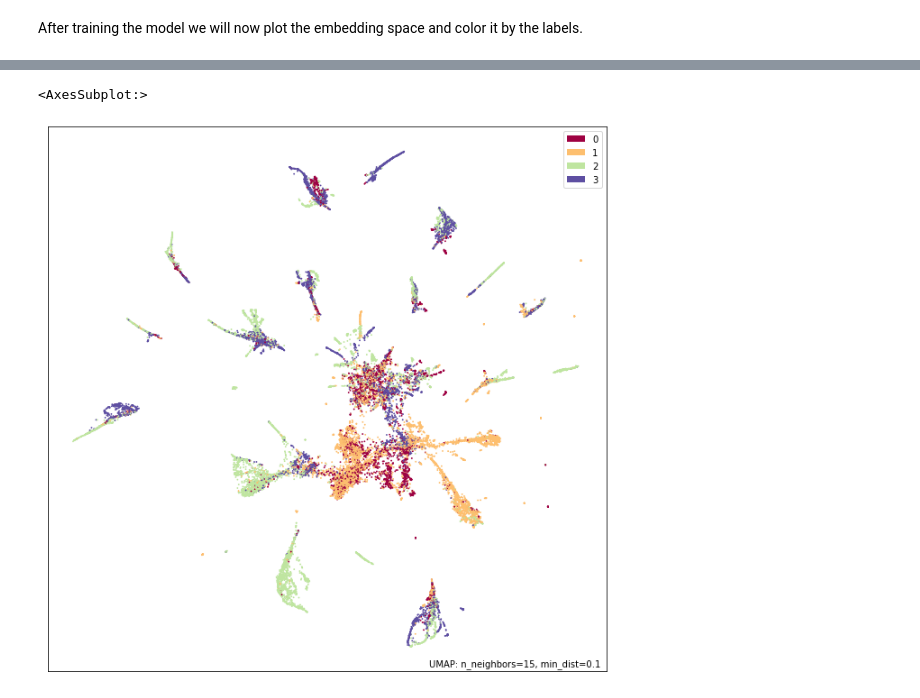
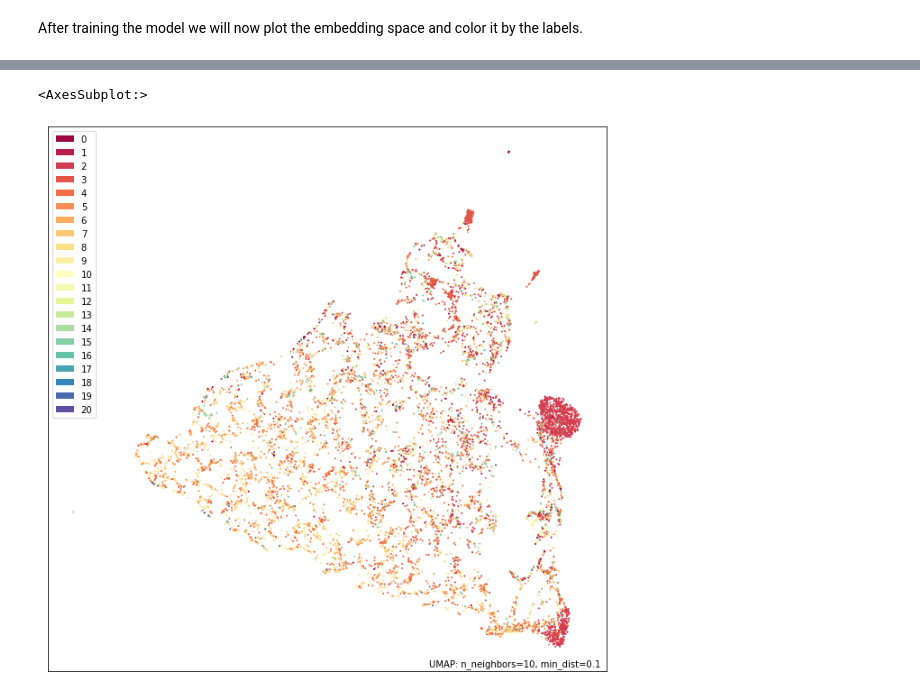
Before and after one commit to uhlerlab/image2reg, a Jupyter notebook: notebooks/ppi/embeddings/sandbox_gae.ipynb, the cells around one changed output, grey strips where cells are left out. Drawn from its saved outputs; the diff is of its cells as text; code cells hidden in the pictures.

```diff
--- a/notebooks/ppi/embeddings/sandbox_gae.ipynb
+++ b/notebooks/ppi/embeddings/sandbox_gae.ipynb
@@ -189,7 +219,7 @@ def test_gae(model, data):
     return auc, ap
 
 
-def train_gae(model, data_dict, n_epochs=500, early_stopping=500):
+def train_gae(model, data_dict, n_epochs=500, early_stopping=50):
     best_val_loss = np.infty
     loss_hist = {"train": [], "val": []}
     es_counter = 0
@@ -228,7 +258,7 @@ def train_gae(model, data_dict, n_epochs=500, early_stopping=500):
 # %% [output]
 [interactive output not drawn]
 # %%
-model, loss_hist = train_gae(model, data_dict, n_epochs=1000)
+model, loss_hist = train_gae(model, data_dict, n_epochs=300)
 plot_train_val_hist(
     loss_hist["train"],
     loss_hist["val"],
@@ -263,2 +291,4 @@ data_all = LastFMAsia(root="/home/paysan_d/Downloads", transform=T.NormalizeFeat
 # %% [output]
 [interactive output not drawn]
+# %%
+data_all = Planetoid(root="/home/paysan_d/Downloads", name="Cora")[0]
@@ -279,6 +316,6 @@ norm_zs = StandardScaler().fit_transform(zs)
 # %%
 import umap
 
-mapper = umap.UMAP().fit(norm_zs)
+mapper = umap.UMAP(n_neighbors=10).fit(norm_zs)
 # %% [output]
 [interactive output not drawn]
@@ -285,8 +330,8 @@ mapper = umap.UMAP().fit(norm_zs)
 # %%
 import umap.plot
 
-umap.plot.points(mapper, labels=data_all.y.cpu().numpy())
+umap.plot.points(mapper, labels=np.array(list(partition.values())))
 # %% [output]
 <AxesSubplot:>
-[figure, old version]
+[figure, new version]
 [interactive output not drawn]
```
Also changed, not shown: parts of 21 cells of this notebook, 1 other file.
